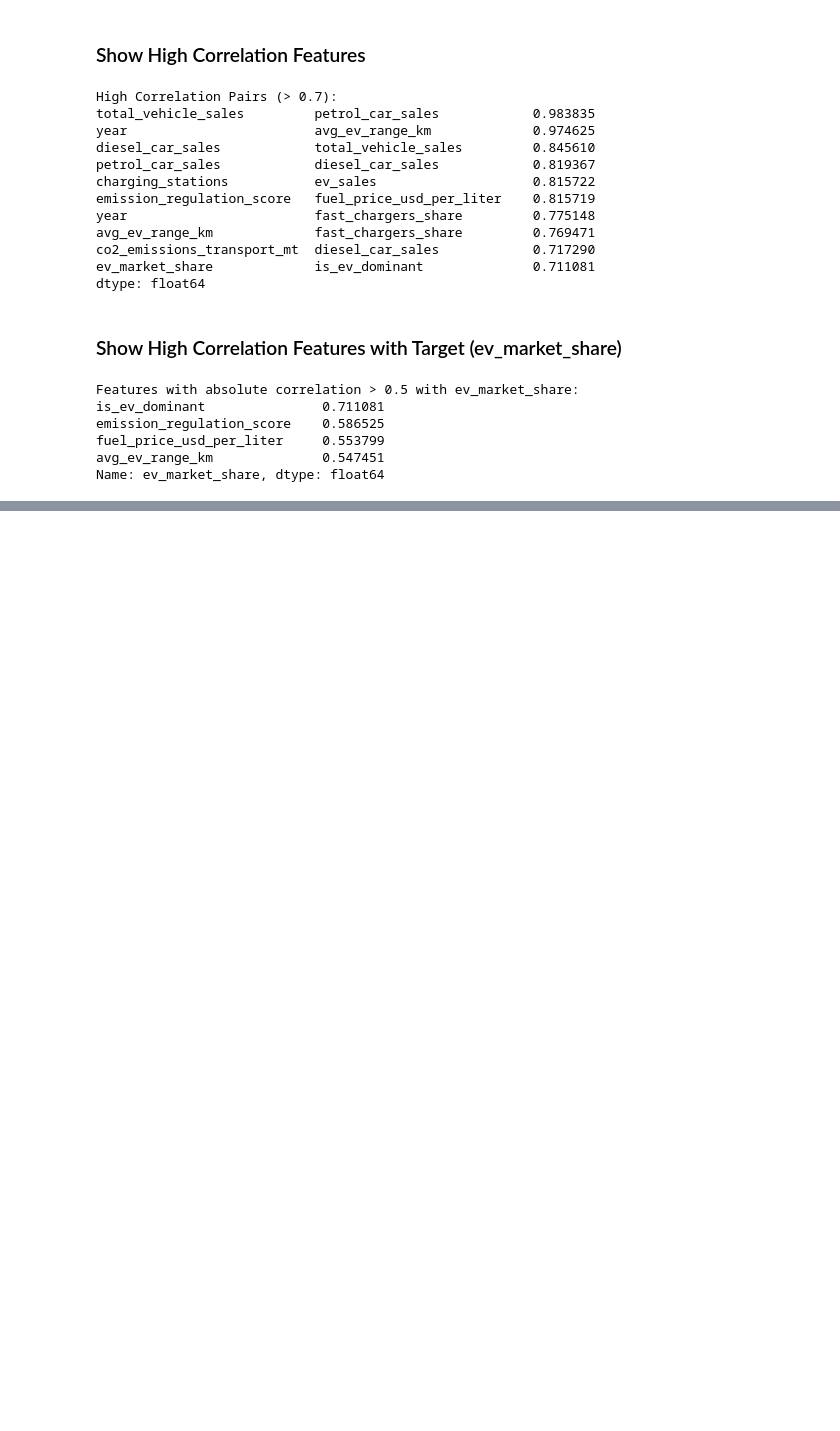
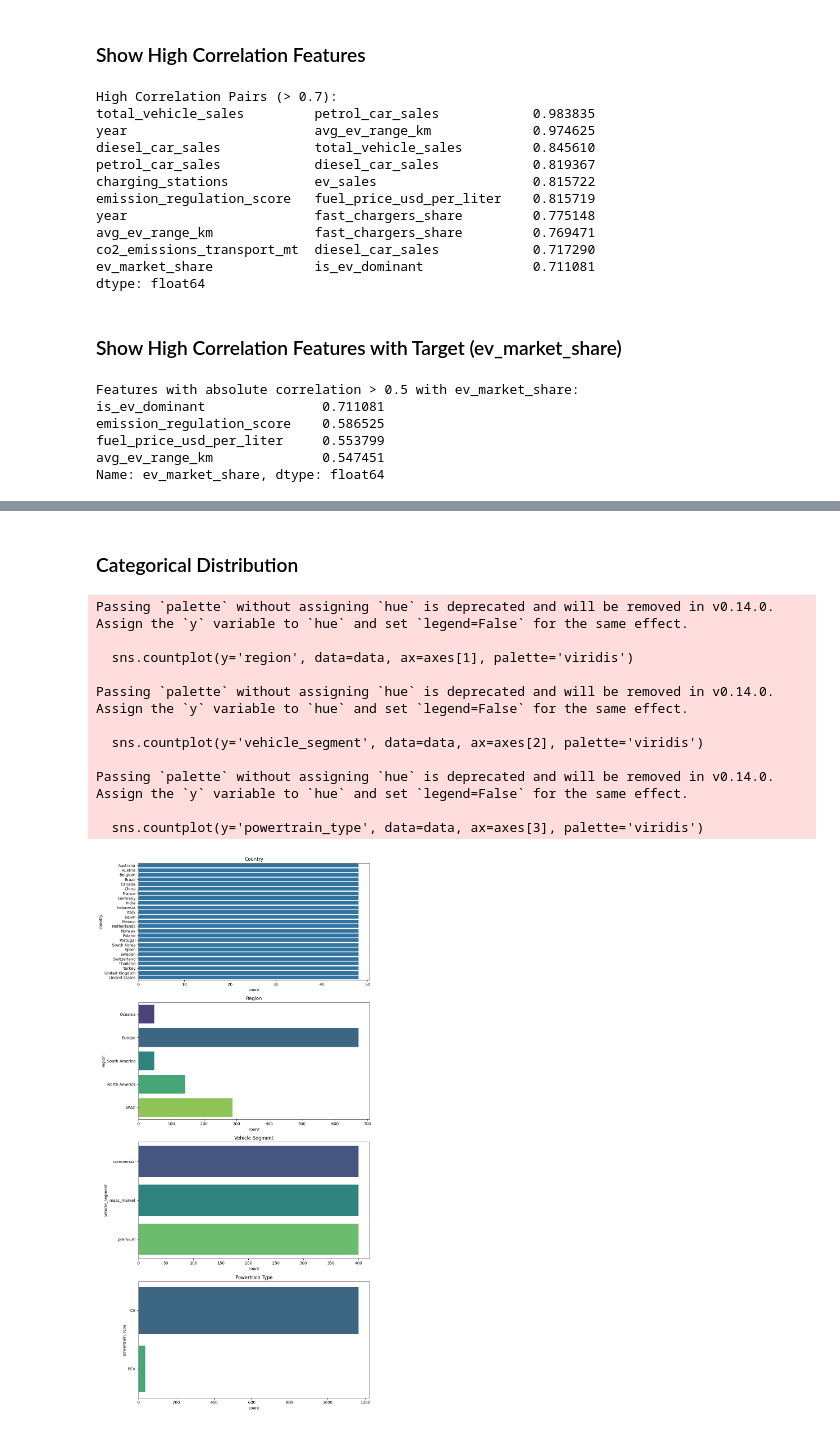
Before and after one commit to leonjayakusuma/EV_Petrol_ML, a Jupyter notebook: model.ipynb, the cells around one changed output, grey strips where cells are left out. Drawn from its saved outputs; the diff is of its cells as text; code cells hidden in the pictures; blank space fills up the shorter version.

Commit message:
exploring categorical variables

```diff
--- a/model.ipynb
+++ b/model.ipynb
@@ -252,0 +286,32 @@ Name: ev_market_share, dtype: float64
+# %% [markdown]
+### Categorical Distribution
+# %%
+fig, axes = plt.subplots(nrows=4, ncols=1, figsize=(10, 20))
+
+sns.countplot(y='country', data=data, ax=axes[0])
+axes[0].set_title('Country')
+
+sns.countplot(y='region', data=data, ax=axes[1], palette='viridis')
+axes[1].set_title('Region')
+
+sns.countplot(y='vehicle_segment', data=data, ax=axes[2], palette='viridis')
+axes[2].set_title('Vehicle Segment')
+
+sns.countplot(y='powertrain_type', data=data, ax=axes[3], palette='viridis')
+axes[3].set_title('Powertrain Type')
+
+plt.tight_layout()
+plt.show()
+# %% [output]
+Passing `palette` without assigning `hue` is deprecated and will be removed in v0.14.0. Assign the `y` variable to `hue` and set `legend=False` for the same effect.
+
+  sns.countplot(y='region', data=data, ax=axes[1], palette='viridis')
+
+Passing `palette` without assigning `hue` is deprecated and will be removed in v0.14.0. Assign the `y` variable to `hue` and set `legend=False` for the same effect.
+
+  sns.countplot(y='vehicle_segment', data=data, ax=axes[2], palette='viridis')
+
+Passing `palette` without assigning `hue` is deprecated and will be removed in v0.14.0. Assign the `y` variable to `hue` and set `legend=False` for the same effect.
+
+  sns.countplot(y='powertrain_type', data=data, ax=axes[3], palette='viridis')
+[figure, added]
```
Also changed, not shown: parts of 4 cells of this notebook.
